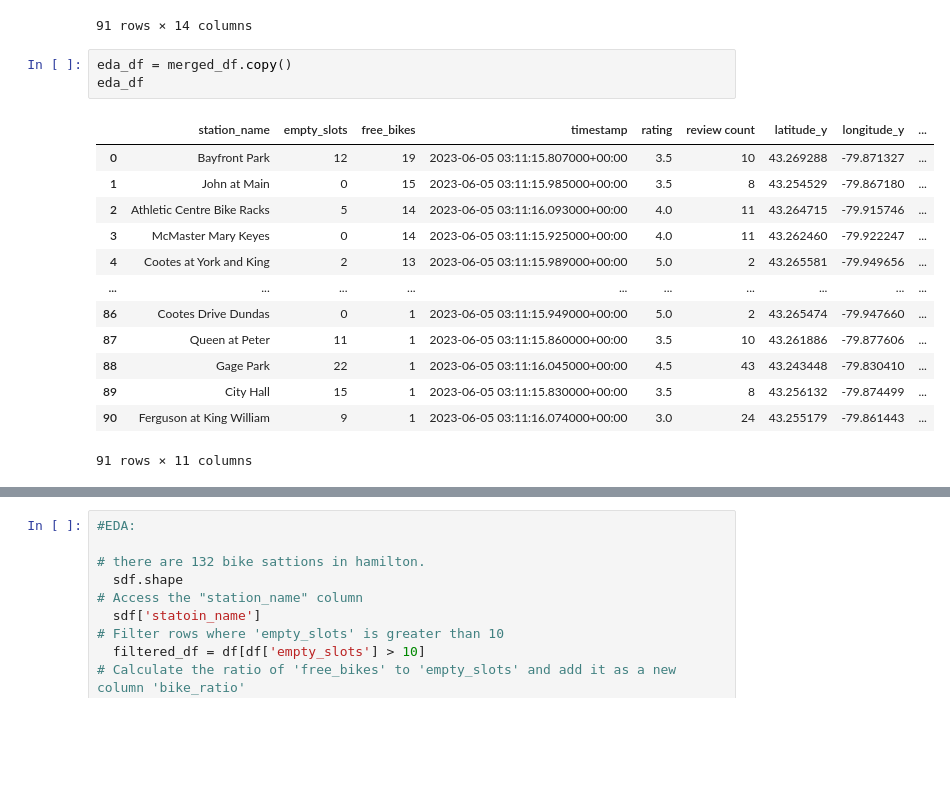
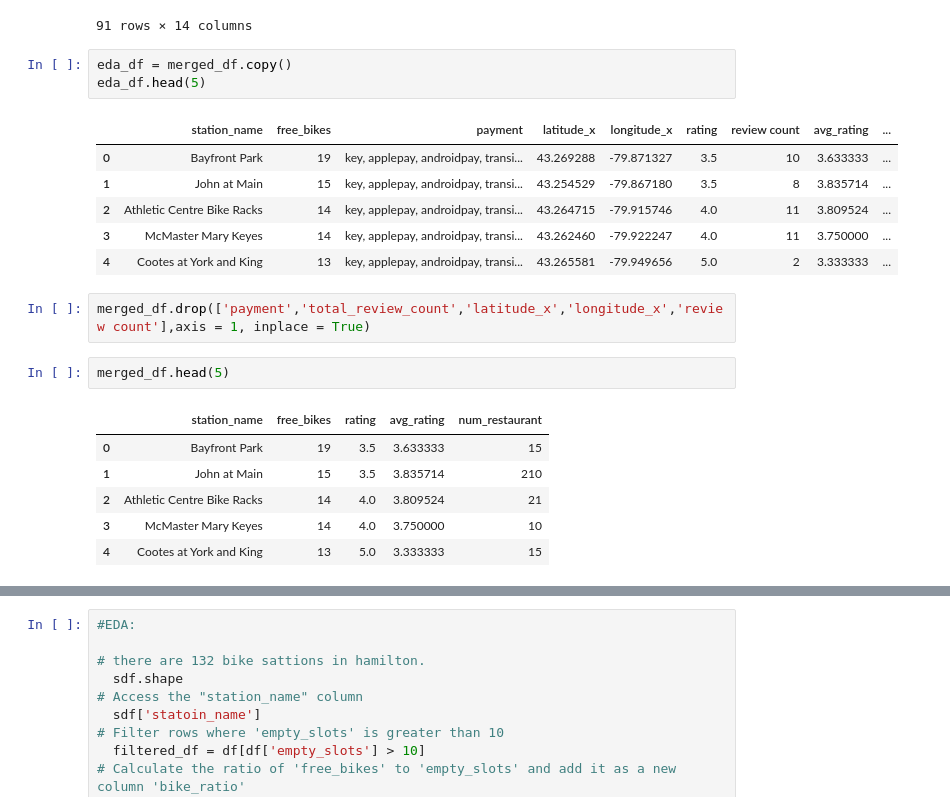
Before and after one commit to jenniferzhao2023/Statistical-Modelling-Project, a Jupyter notebook: notebooks/joining_data.ipynb, the cells around one changed output, grey strips where cells are left out. Drawn from its saved outputs; the diff is of its cells as text; blank space fills up the shorter version.

```diff
--- a/notebooks/joining_data.ipynb
+++ b/notebooks/joining_data.ipynb
@@ -71,19 +71,23 @@ merged_df
 91 rows × 14 columns
 # %%
 eda_df = merged_df.copy()
-eda_df
+eda_df.head(5)
 # %% [output]
-|  | station_name | empty_slots | free_bikes | timestamp | rating | review count | latitude_y | longitude_y | ... |
-| 0 | Bayfront Park | 12 | 19 | 2023-06-05 03:11:15.807000+00:00 | 3.5 | 10 | 43.269288 | -79.871327 | ... |
-| 1 | John at Main | 0 | 15 | 2023-06-05 03:11:15.985000+00:00 | 3.5 | 8 | 43.254529 | -79.867180 | ... |
-| 2 | Athletic Centre Bike Racks | 5 | 14 | 2023-06-05 03:11:16.093000+00:00 | 4.0 | 11 | 43.264715 | -79.915746 | ... |
-| 3 | McMaster Mary Keyes | 0 | 14 | 2023-06-05 03:11:15.925000+00:00 | 4.0 | 11 | 43.262460 | -79.922247 | ... |
-| 4 | Cootes at York and King | 2 | 13 | 2023-06-05 03:11:15.989000+00:00 | 5.0 | 2 | 43.265581 | -79.949656 | ... |
-| ... | ... | ... | ... | ... | ... | ... | ... | ... | ... |
-| 86 | Cootes Drive Dundas | 0 | 1 | 2023-06-05 03:11:15.949000+00:00 | 5.0 | 2 | 43.265474 | -79.947660 | ... |
-| 87 | Queen at Peter | 11 | 1 | 2023-06-05 03:11:15.860000+00:00 | 3.5 | 10 | 43.261886 | -79.877606 | ... |
-| 88 | Gage Park | 22 | 1 | 2023-06-05 03:11:16.045000+00:00 | 4.5 | 43 | 43.243448 | -79.830410 | ... |
-| 89 | City Hall | 15 | 1 | 2023-06-05 03:11:15.830000+00:00 | 3.5 | 8 | 43.256132 | -79.874499 | ... |
-| 90 | Ferguson at King William | 9 | 1 | 2023-06-05 03:11:16.074000+00:00 | 3.0 | 24 | 43.255179 | -79.861443 | ... |
+|  | station_name | free_bikes | payment | latitude_x | longitude_x | rating | review count | avg_rating | ... |
+| 0 | Bayfront Park | 19 | key, applepay, androidpay, transi... | 43.269288 | -79.871327 | 3.5 | 10 | 3.633333 | ... |
+| 1 | John at Main | 15 | key, applepay, androidpay, transi... | 43.254529 | -79.867180 | 3.5 | 8 | 3.835714 | ... |
+| 2 | Athletic Centre Bike Racks | 14 | key, applepay, androidpay, transi... | 43.264715 | -79.915746 | 4.0 | 11 | 3.809524 | ... |
+| 3 | McMaster Mary Keyes | 14 | key, applepay, androidpay, transi... | 43.262460 | -79.922247 | 4.0 | 11 | 3.750000 | ... |
+| 4 | Cootes at York and King | 13 | key, applepay, androidpay, transi... | 43.265581 | -79.949656 | 5.0 | 2 | 3.333333 | ... |
-91 rows × 11 columns
+# %%
+merged_df.drop(['payment','total_review_count','latitude_x','longitude_x','review count'],axis = 1, inplace = True)
+# %%
+merged_df.head(5)
+# %% [output]
+|  | station_name | free_bikes | rating | avg_rating | num_restaurant |
+| 0 | Bayfront Park | 19 | 3.5 | 3.633333 | 15 |
+| 1 | John at Main | 15 | 3.5 | 3.835714 | 210 |
+| 2 | Athletic Centre Bike Racks | 14 | 4.0 | 3.809524 | 21 |
+| 3 | McMaster Mary Keyes | 14 | 4.0 | 3.750000 | 10 |
+| 4 | Cootes at York and King | 13 | 5.0 | 3.333333 | 15 |
 # %%
```
Also changed, not shown: parts of 27 cells of this notebook.
